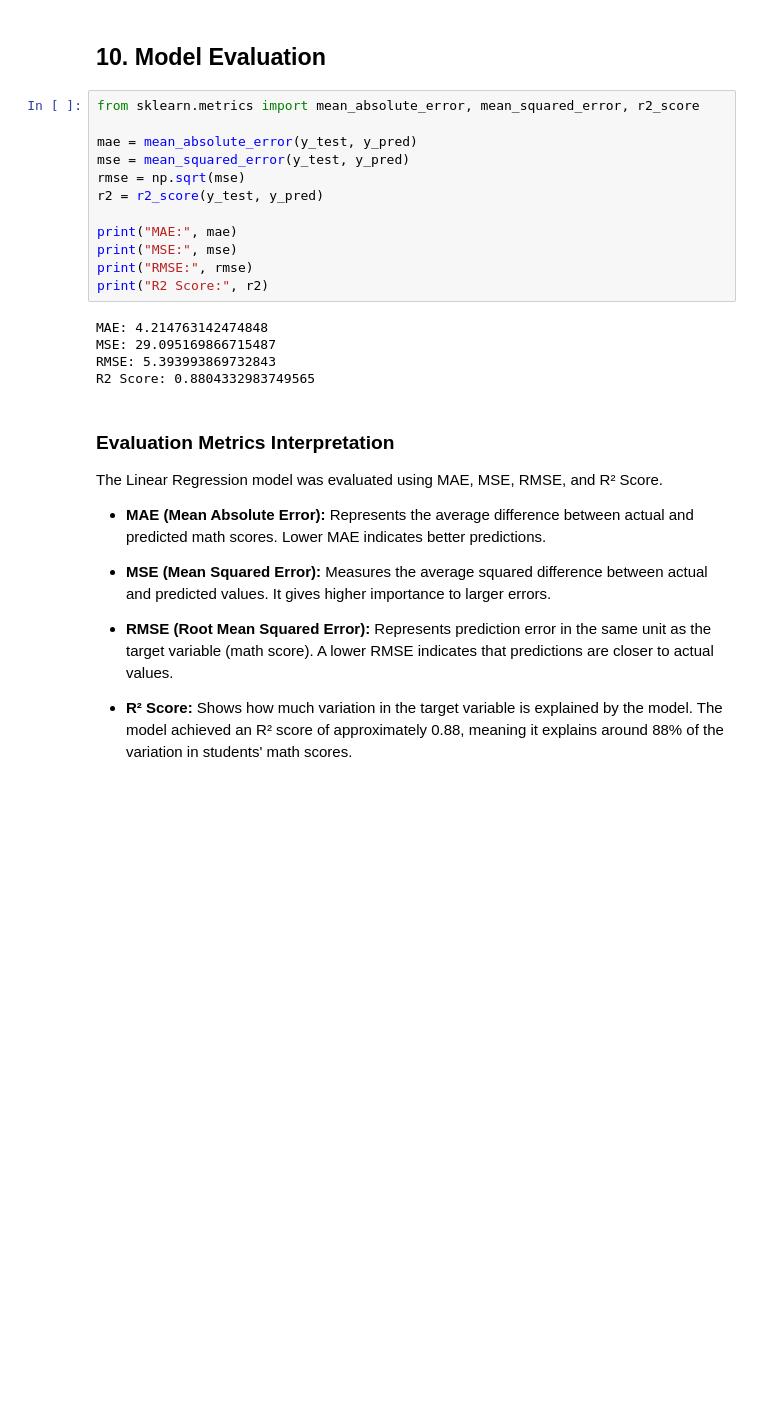
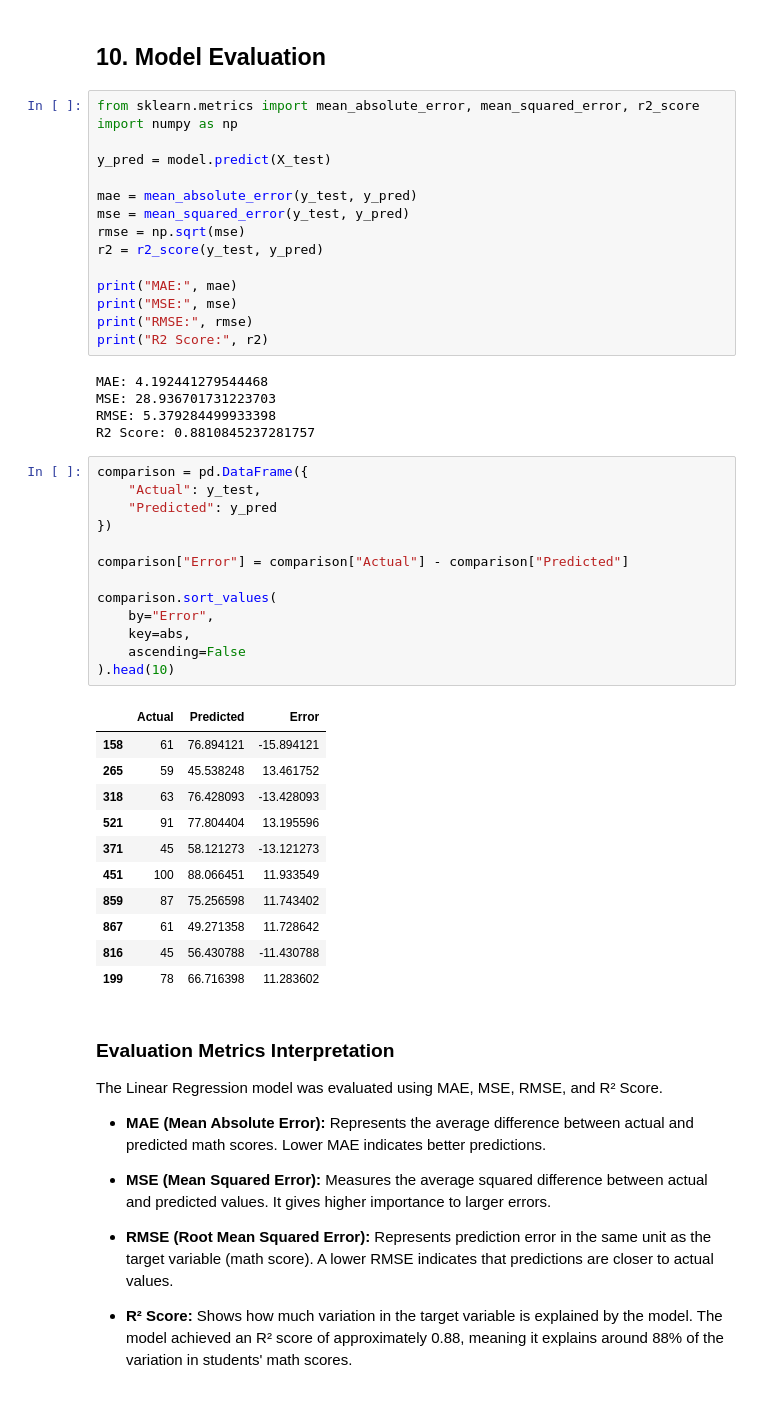
Before and after one commit to Supriyaraj13/AIML-PROJECT-ROLLNO-2302220100190, a Jupyter notebook: Notebook/Student_Performance_Prediction.ipynb, the cells around one changed output. Cells and saved outputs as stored; diff of their text form; blank space fills up the shorter version.

```diff
--- a/Notebook/Student_Performance_Prediction.ipynb
+++ b/Notebook/Student_Performance_Prediction.ipynb
@@ -420,6 +439,9 @@ plt.show()
 ## 10. Model Evaluation
 # %%
 from sklearn.metrics import mean_absolute_error, mean_squared_error, r2_score
+import numpy as np
+
+y_pred = model.predict(X_test)
 
 mae = mean_absolute_error(y_test, y_pred)
 mse = mean_squared_error(y_test, y_pred)
@@ -431,10 +453,35 @@ print("MSE:", mse)
 print("RMSE:", rmse)
 print("R2 Score:", r2)
 # %% [output]
-MAE: 4.214763142474848
-MSE: 29.095169866715487
-RMSE: 5.393993869732843
-R2 Score: 0.8804332983749565
+MAE: 4.192441279544468
+MSE: 28.936701731223703
+RMSE: 5.379284499933398
+R2 Score: 0.8810845237281757
+# %%
+comparison = pd.DataFrame({
+    "Actual": y_test,
+    "Predicted": y_pred
+})
+
+comparison["Error"] = comparison["Actual"] - comparison["Predicted"]
+
+comparison.sort_values(
+    by="Error",
+    key=abs,
+    ascending=False
+).head(10)
+# %% [output]
+|  | Actual | Predicted | Error |
+| 158 | 61 | 76.894121 | -15.894121 |
+| 265 | 59 | 45.538248 | 13.461752 |
+| 318 | 63 | 76.428093 | -13.428093 |
+| 521 | 91 | 77.804404 | 13.195596 |
+| 371 | 45 | 58.121273 | -13.121273 |
+| 451 | 100 | 88.066451 | 11.933549 |
+| 859 | 87 | 75.256598 | 11.743402 |
+| 867 | 61 | 49.271358 | 11.728642 |
+| 816 | 45 | 56.430788 | -11.430788 |
+| 199 | 78 | 66.716398 | 11.283602 |
 # %% [markdown]
 ### Evaluation Metrics Interpretation
 
```
Also changed, not shown: parts of 20 cells of this notebook, 8 other files.
